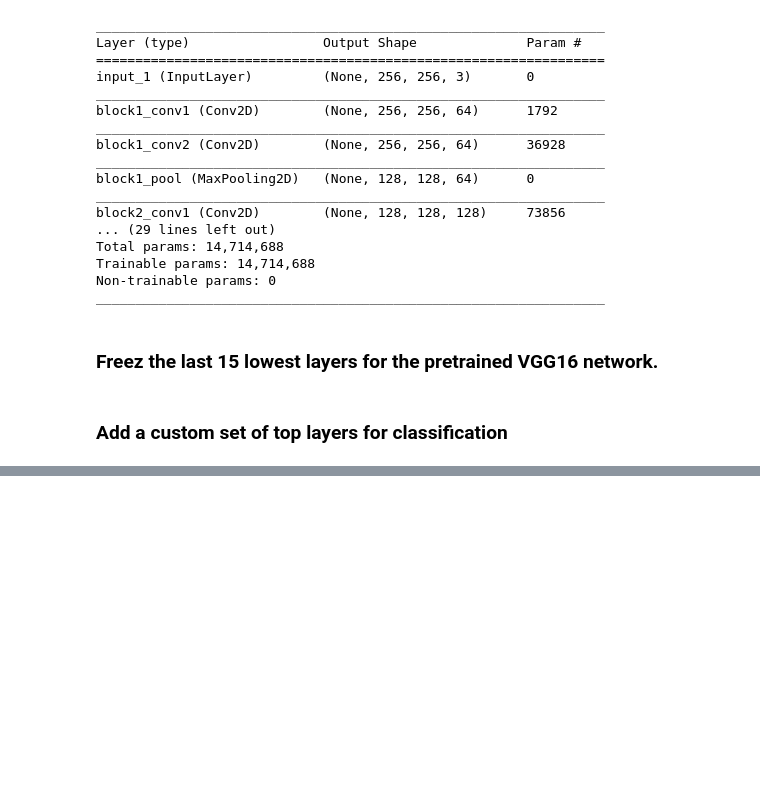
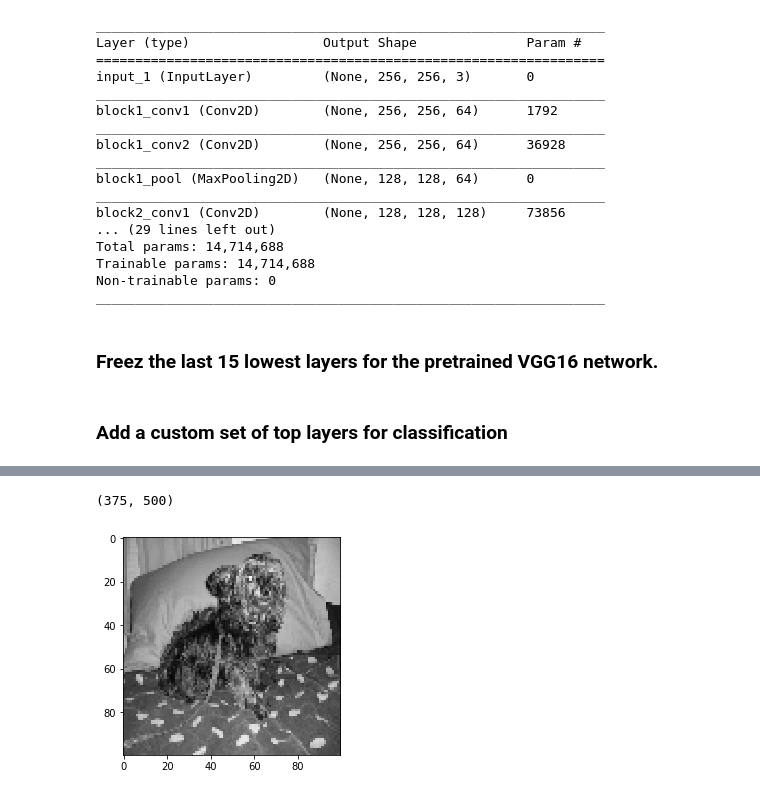
Before and after one commit to dkhanna511/Dog_vs_Cat_Classifier, a Jupyter notebook: Dog_vs_Cat_Transfer_Learning.ipynb, the cells around one changed output, grey strips where cells are left out. Drawn from its saved outputs; the diff is of its cells as text; code cells hidden in the pictures; blank space fills up the shorter version.

```diff
--- a/Dog_vs_Cat_Transfer_Learning.ipynb
+++ b/Dog_vs_Cat_Transfer_Learning.ipynb
@@ -57,0 +91,12 @@ top_model.add(Flatten(input_shape=base_model.output_shape[1:]))
+# %%
+print(img_array.shape)
+# %% [output]
+(375, 500)
+# %%
+img_size= 100
+
+new_images=cv2.resize(img_array, (img_size, img_size), cv2.IMREAD_GRAYSCALE)  # size of image is 100*100
+plt.imshow(new_images, cmap='gray')
+plt.show()
+# %% [output]
+[figure, added]
```
Also changed, not shown: parts of 6 cells of this notebook.
